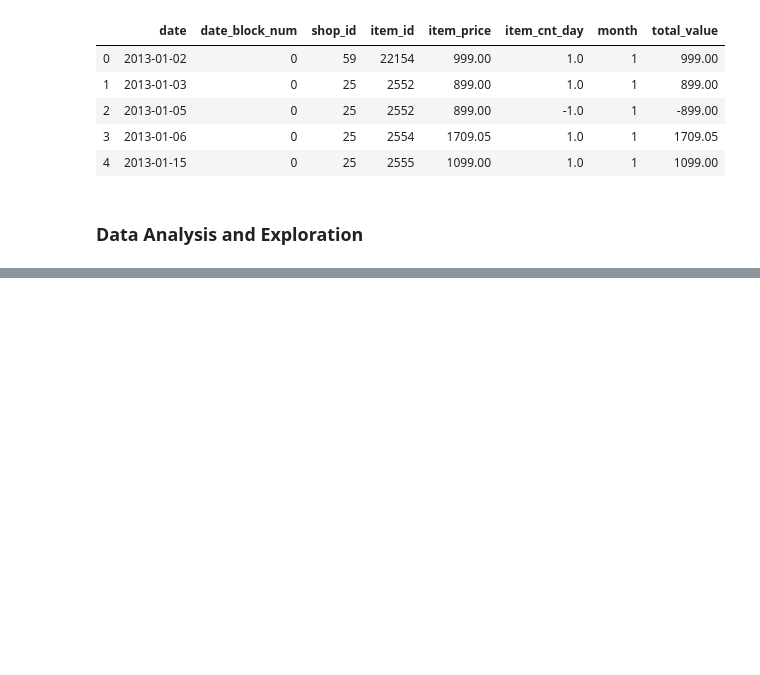
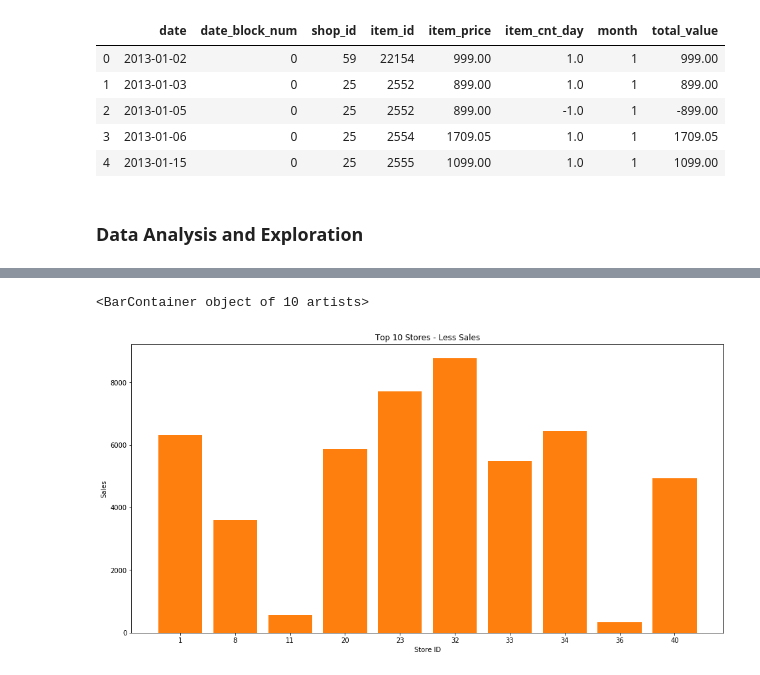
Before and after one commit to leandrocamara/future-sales-forecast, a Jupyter notebook: future-sales-forecast.ipynb, the cells around one changed output, grey strips where cells are left out. Cells and saved outputs as stored; diff of their text form; code cells hidden in the pictures; blank space fills up the shorter version.

```diff
--- a/future-sales-forecast.ipynb
+++ b/future-sales-forecast.ipynb
@@ -100,0 +136,9 @@ plt.legend(loc='best')
+# %%
+plt.figure(figsize=(16,8))
+plt.xlabel('Store ID')
+plt.ylabel('Sales')
+plt.title('Top 10 Stores - Less Sales')
+plt.bar(stores_less_sales['shop_id'].astype('str'), stores_less_sales['item_cnt_day'], color='tab:orange')
+# %% [output]
+<BarContainer object of 10 artists>
+[figure, added]
```
Also changed, not shown: parts of 12 cells of this notebook.
